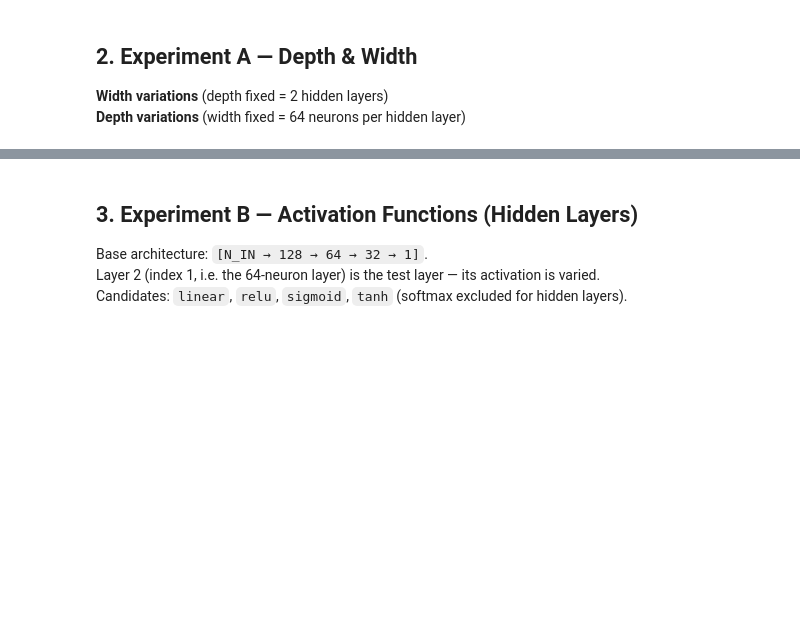
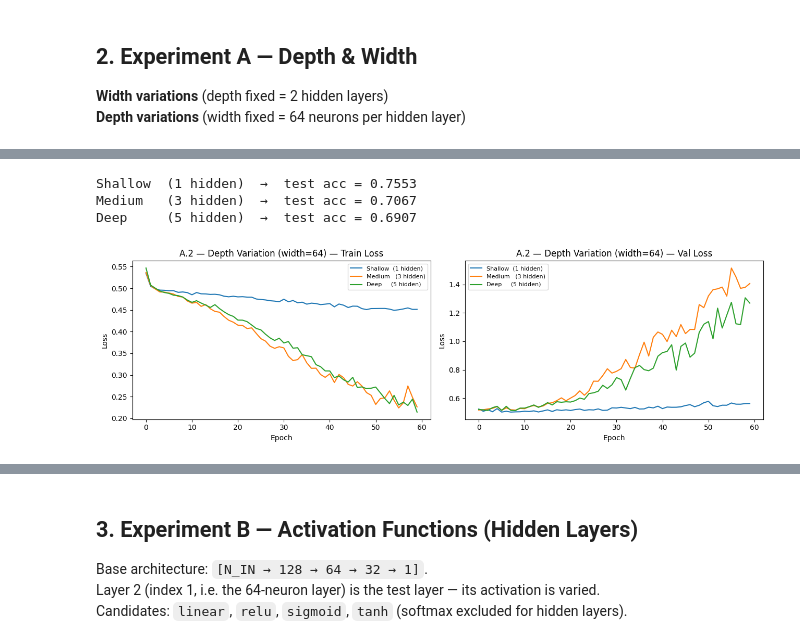
Before and after one commit to KennethhPoenadi/ML-Xianglongbao, a Jupyter notebook: src/test.ipynb, the cells around one changed output, grey strips where cells are left out. Cells and saved outputs as stored; diff of their text form; code cells hidden in the pictures; blank space fills up the shorter version.

```diff
--- a/src/test.ipynb
+++ b/src/test.ipynb
@@ -144,22 +210,29 @@ plot_history(width_histories, "Width Variation (depth=2)")
 # %%
-# ── A.2 Depth variations (width = 64 per hidden layer) ─────────────────────
+# ── A.2 Depth variation (width = 64 per hidden layer) ─────────────────────
 depth_configs = {
-    "Shallow  (1 hidden)": [N_IN, 64, 1],
-    "Medium   (3 hidden)": [N_IN, 64, 64, 64, 1],
-    "Deep     (5 hidden)": [N_IN, 64, 64, 64, 64, 64, 1],
+    "Shallow  (1 hidden)": [64],
+    "Medium   (3 hidden)": [64, 64, 64],
+    "Deep     (5 hidden)": [64, 64, 64, 64, 64],
 }
 
-depth_histories = {}
+depth_hist = {}
 depth_accs = {}
-for name, sizes in depth_configs.items():
-    acts = ["relu"] * (len(sizes) - 2) + ["sigmoid"]
-    model = FFNN(sizes, acts, **BASE_PARAMS)
-    hist  = model.fit(X_train, y_train, **FIT_PARAMS)
-    depth_histories[name] = hist
-    depth_accs[name] = evaluate(model, X_test, y_test)
+for name, hiddens in depth_configs.items():
+    m = Sequential()
+    for h in hiddens:
+        m.add(Dense(h, "relu"))
+    m.add(Dense(1, "sigmoid"))
+    m.compile("adam", "binary_crossentropy")
+    depth_hist[name] = m.fit(X_train, y_train, **FIT_BASE)
+    depth_accs[name] = accuracy(m, X_test, y_test)
     print(f"{name}  →  test acc = {depth_accs[name]:.4f}")
 
-plot_history(depth_histories, "Depth Variation (width=64)")
+plot_history(depth_hist, "A.2 — Depth Variation (width=64)")
+# %% [output]
+Shallow  (1 hidden)  →  test acc = 0.7553
+Medium   (3 hidden)  →  test acc = 0.7067
+Deep     (5 hidden)  →  test acc = 0.6907
+[figure, added]
 # %%
 # ── A summary table ─────────────────────────────────────────────────────────
 rows = [{"Config": k, "Type": "Width", "Test Acc": v} for k, v in width_accs.items()]
```
Also changed, not shown: parts of 18 cells of this notebook, 4 other files.
